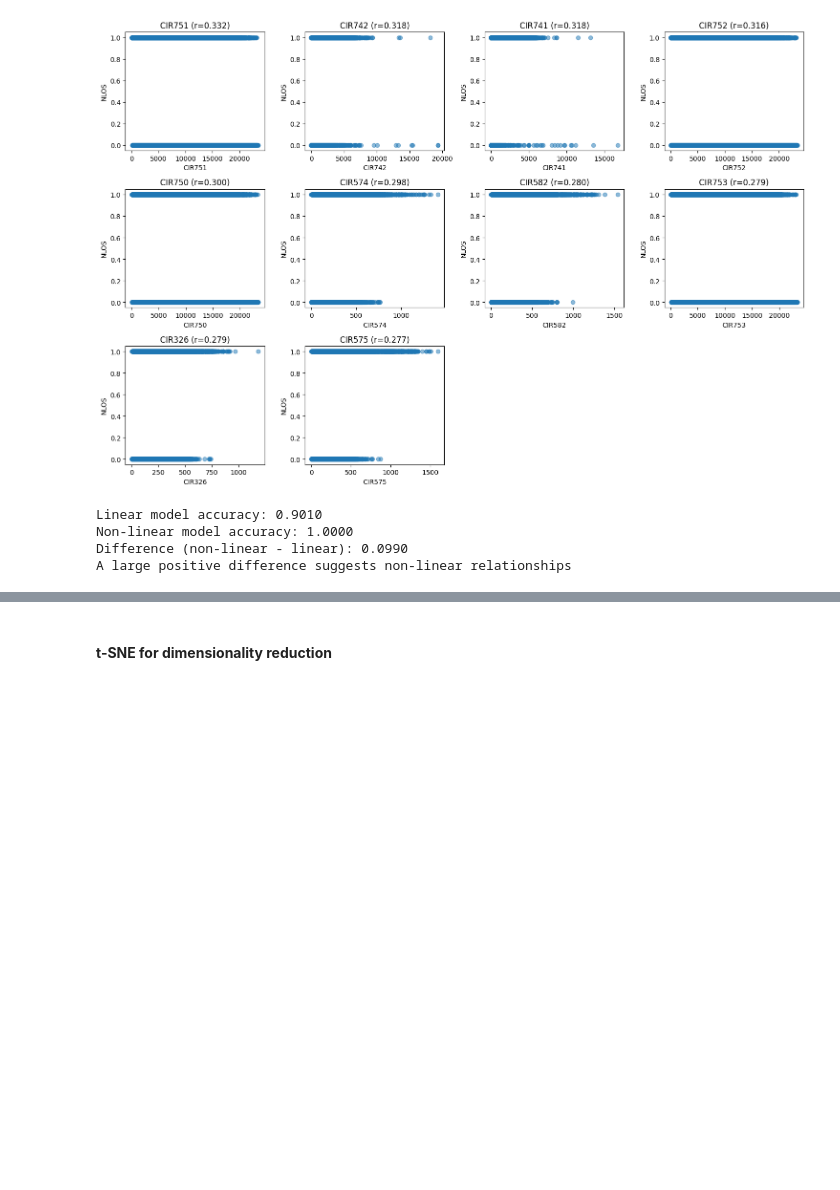
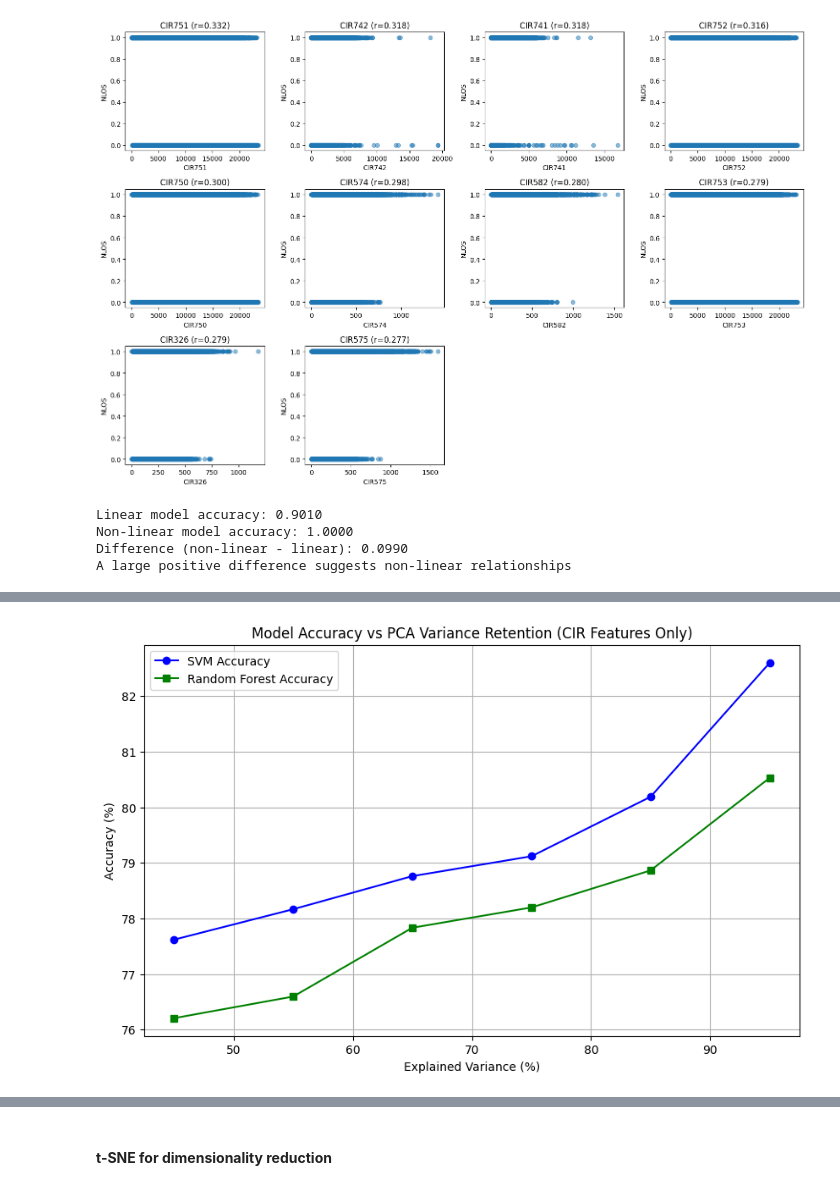
Before and after one commit to jingfeng301/DA_Project, a Jupyter notebook: DASourceCodeGroup14.ipynb, the cells around one changed output, grey strips where cells are left out. Cells and saved outputs as stored; diff of their text form; code cells hidden in the pictures; blank space fills up the shorter version.

```diff
--- a/DASourceCodeGroup14.ipynb
+++ b/DASourceCodeGroup14.ipynb
@@ -712,0 +748,6 @@ A large positive difference suggests non-linear relationships
+# %%
+# Step 9: Assign proper names to principal components
+pca_feature_names = [f"PC{i+1}" for i in range(k)]  # Naming PCs as PC1, PC2, PC3...
+
+# Step 10: Convert transformed data into a DataFrame with proper column names
+pca_df = pd.DataFrame(pca_transformed_data, columns=pca_feature_names)
@@ -712,0 +818,84 @@ A large positive difference suggests non-linear relationships
+# %%
+import numpy as np
+import pandas as pd
+import matplotlib.pyplot as plt
+from sklearn.model_selection import train_test_split
+from sklearn.svm import SVC
+from sklearn.ensemble import RandomForestClassifier
+from sklearn.metrics import accuracy_score
+
+# Step 2: Compute the mean for each column and center the data
+mean_vals = pca_data.mean(axis=0)  # Compute mean for each feature
+centered_data = pca_data - mean_vals  # Center the data by subtracting the mean
+# Step 3: Calculate the covariance matrix
+cov_matrix = np.cov(centered_data, rowvar=False)  # Ensure correct shape
+
+# Step 4: Find eigenvalues and eigenvectors
+eigenvalues, eigenvectors = np.linalg.eigh(cov_matrix)  # More stable for symmetric matrices
+
+# Step 5: Sort eigenvectors based on eigenvalues (descending order)
+sorted_indices = np.argsort(eigenvalues)[::-1]  # Get indices of sorted eigenvalues
+eigenvalues = eigenvalues[sorted_indices]  # Sort eigenvalues
+eigenvectors = eigenvectors[:, sorted_indices]  # Sort eigenvectors accordingly
+
+# Step 6: Compute explained variance ratio
+explained_variance_ratio = eigenvalues / np.sum(eigenvalues)  # Compute variance ratio
+cumulative_variance = np.cumsum(explained_variance_ratio)  # Compute cumulative variance
+
+# Step 7: Loop through different variance retention levels (95% → 45%)
+variance_levels = np.arange(0.95, 0.40, -0.10)  # 95% → 45% in steps of 10%
+results = []
+
+for variance_threshold in variance_levels:
+    # Find the number of components needed
+    k = np.argmax(cumulative_variance >= variance_threshold) + 1
+    top_k_eigenvectors = eigenvectors[:, :k]
+
+    # Project the data onto the selected principal components
+    pca_transformed_data = np.dot(centered_data, top_k_eigenvectors)
+
+    # Train-test split (70% train, 30% test)
+    X_train_pca, X_test_pca, y_train, y_test = train_test_split(
+        pca_transformed_data, y, test_size=0.3, random_state=42, stratify=y
+    )
+
+    # Train SVM
+    svm = SVC()
+    svm.fit(X_train_pca, y_train)
+    y_pred_svm = svm.predict(X_test_pca)
+    svm_acc = accuracy_score(y_test, y_pred_svm)
+
+    # Train Random Forest
+    rf = RandomForestClassifier(n_estimators=100, random_state=42)
+    rf.fit(X_train_pca, y_train)
+    y_pred_rf = rf.predict(X_test_pca)
+    rf_acc = accuracy_score(y_test, y_pred_rf)
+
+    # Store results
+    results.append({
+        'Variance Retained': variance_threshold * 100,  # Convert to percentage
+        'PCA Components': k,
+        'SVM Accuracy': svm_acc * 100,
+        'RF Accuracy': rf_acc * 100
+    })
+
+    print(f"✅ PCA Variance: {variance_threshold*100:.0f}% | Components: {k} | SVM Acc: {svm_acc:.4f} | RF Acc: {rf_acc:.4f}")
+
+# Convert results to DataFrame
+results_df = pd.DataFrame(results)
+
+# Plot results
+plt.figure(figsize=(10, 6))
+plt.plot(results_df['Variance Retained'], results_df['SVM Accuracy'], marker='o', label='SVM Accuracy', color='blue')
+plt.plot(results_df['Variance Retained'], results_df['RF Accuracy'], marker='s', label='Random Forest Accuracy', color='green')
+plt.xlabel('Explained Variance (%)')
+plt.ylabel('Accuracy (%)')
+plt.title('Model Accuracy vs PCA Variance Retention (CIR Features Only)')
+plt.legend()
+plt.grid(True)
+plt.show()
+
+# Display table
+print("\n📊 **Final Results**:")
+print(results_df)
+# %% [output]
@@ -712,0 +908 @@ A large positive difference suggests non-linear relationships
+[figure, added]
```
Also changed, not shown: parts of 58 cells of this notebook.
